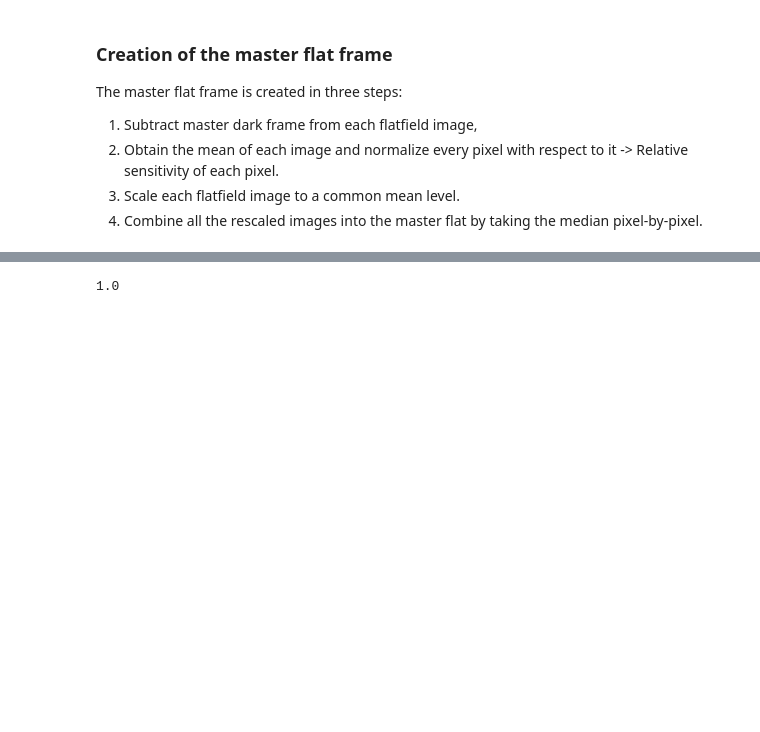
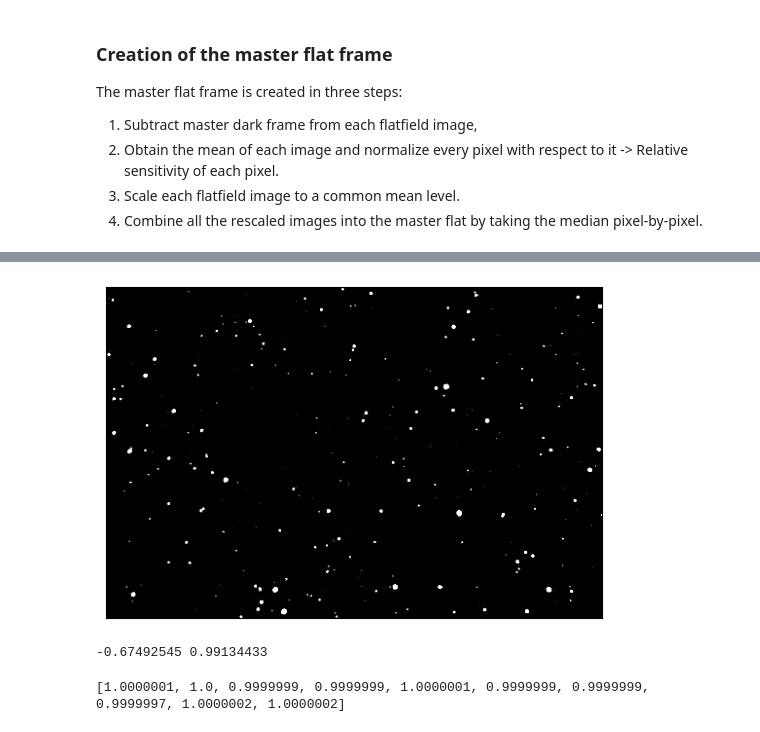
Before and after one commit to odroseroc/ct_reconstruction_project, a Jupyter notebook: notebooks/calibration_algorithms.ipynb, the cells around one changed output, grey strips where cells are left out. Saved outputs shown, nothing was run; the diff lists cells and outputs as text; code cells hidden in the pictures; blank space fills up the shorter version.

```diff
--- a/notebooks/calibration_algorithms.ipynb
+++ b/notebooks/calibration_algorithms.ipynb
@@ -171,4 +205,42 @@ def subtract_master_dark(masterdark: )
 # %%
-np.amax(dark1)
+picture_minus_dark = picture-masterdark
+show_increased_contrast(picture_minus_dark,0.01)
+print(str(np.amin(picture_minus_dark))+' '+str(np.amax(picture_minus_dark)))
 # %% [output]
+[figure, added]
-1.0
+-0.67492545 0.99134433
+# %%
+from typing import Union, List, Tuple
+
+def normalize_to_mean(imgs: Union[np.ndarray, List[np.ndarray]]) -> List[np.ndarray]:
+    """
+    Normalize one or more images by their mean intensity.
+
+    Each image is divided by its mean pixel value. If the input is a single image,
+    it is automatically wrapped into a list. If the mean of an image is zero,
+    the image is returned unchanged.
+
+    Parameters
+    ----------
+    imgs : np.ndarray or list of np.ndarray
+        A single image or a list of images to normalize. Each image must be a NumPy array.
+
+    Returns
+    -------
+    normalized_imgs : list of np.ndarray
+        The normalized images, with each image divided by its mean.
+
+    Notes
+    -----
+    If an image has a mean of zero, it is left unchanged to avoid division by zero.
+    """
+    if isinstance(imgs, np.ndarray):
+        imgs = [imgs]
+    means = [np.mean(img) for img in imgs]
+    return [img/mean if mean != 0 else img for img, mean in zip(imgs, means)]
+
+# Test here
+norm_flats= normalize_to_mean(flatFrames)
+print([np.mean(nf) for nf in norm_flats])
+# %% [output]
+[1.0000001, 1.0, 0.9999999, 0.9999999, 1.0000001, 0.9999999, 0.9999999, 0.9999997, 1.0000002, 1.0000002]
```
Also changed, not shown: parts of 11 cells of this notebook, 45 other files.
